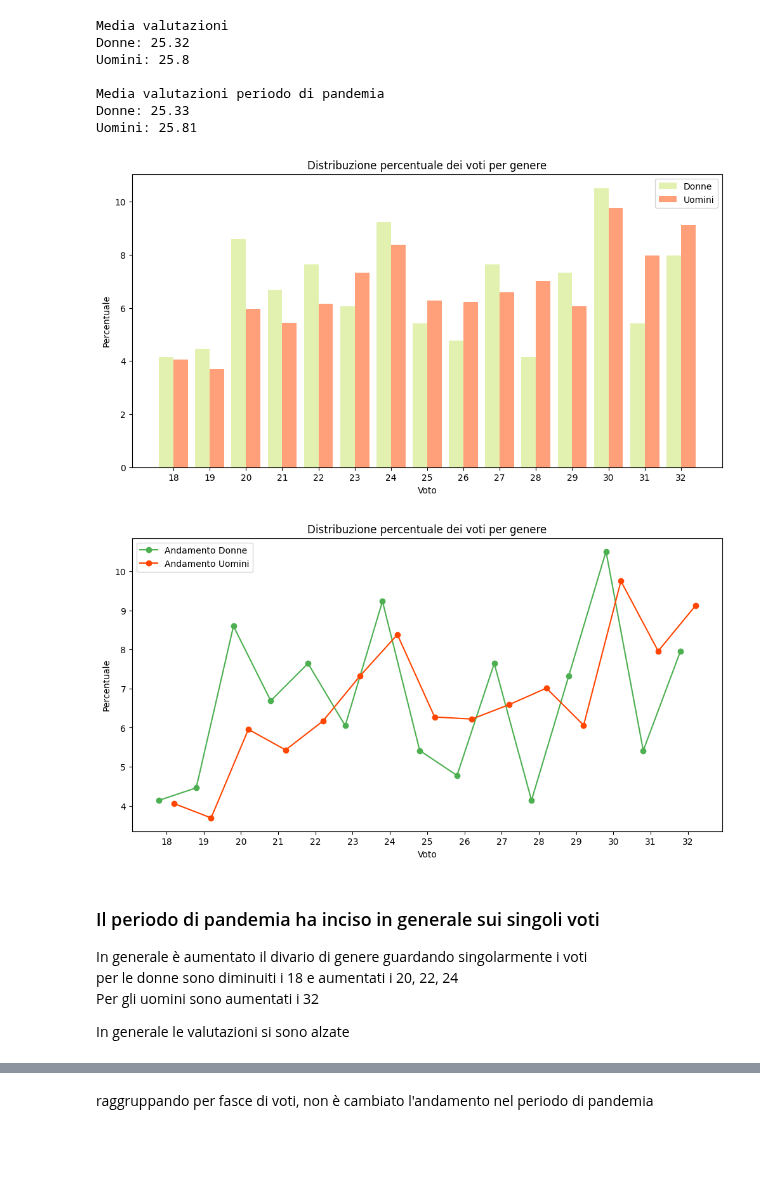
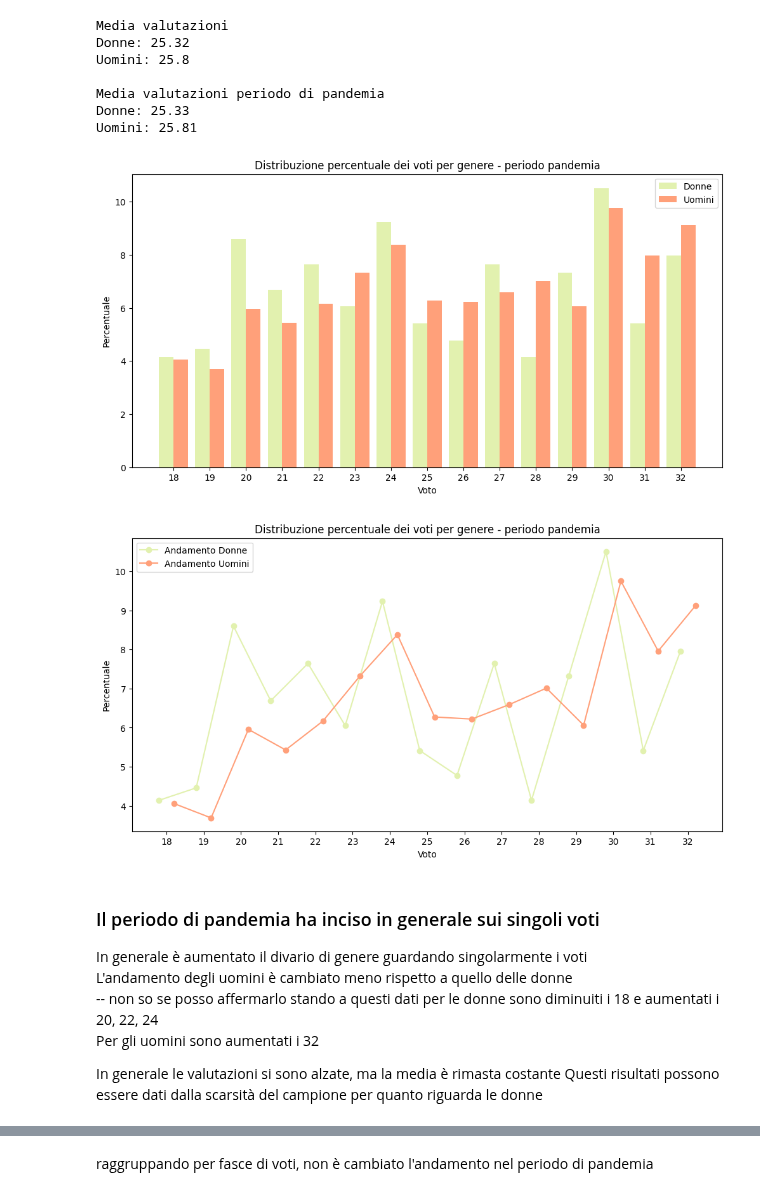
Before and after one commit to lallabelloni/Analisi-differenza-genere-Data-Science, a Jupyter notebook: progetto1.ipynb, the cells around one changed output, grey strips where cells are left out. Saved outputs shown, nothing was run; the diff lists cells and outputs as text; code cells hidden in the pictures; blank space fills up the shorter version.

```diff
--- a/progetto1.ipynb
+++ b/progetto1.ipynb
@@ -84,6 +103,10 @@ plt.show()
 
 Il numero di donne in questo database è il 14,4%, uso questo dato come soglia <br>
 Osservo che esistono esami in favore e sfavore di entrambi i sessi, non posso assumere molto <br>
+# %%
+# colori grafici
+colore_donne = '#E2F1AF'
+colore_uomini = '#FFA07A'
 # %%
 # la percentuale del numero di voti delle donne
 totale_voti = len(pt)  # non ci sono null #print(pt['CODICE_INS'].isnull().sum()) #print(pt['VOTO'].isnull().sum())
@@ -298,8 +321,8 @@ r1 = np.arange(len(voti))
 r2 = [x + bar_width for x in r1]
 
 plt.figure(figsize=(12, 6))
-plt.bar(r1, percentuale_voti_donne, width=bar_width, label='Donne', color='#E2F1AF')
-plt.bar(r2, percentuale_voti_uomini, width=bar_width, label='Uomini', color='#FFA07A')
+plt.bar(r1, percentuale_voti_donne, width=bar_width, label='Donne', color= colore_donne)
+plt.bar(r2, percentuale_voti_uomini, width=bar_width, label='Uomini', color=colore_uomini)
 plt.xlabel('Voto')
 plt.ylabel('Percentuale')
 plt.title('Distribuzione percentuale dei voti per genere - periodo pandemia')
@@ -308,26 +331,28 @@ plt.xticks([r + bar_width/2 for r in range(len(voti))], voti)
 
 plt.show()
 # %% [output]
-[figure, old version]
+[figure, new version]
 # %%
 plt.figure(figsize=(12, 6))
-plt.plot(r1, percentuale_voti_donne, marker='o', color='#4CAF50', label='Andamento Donne')
-plt.plot(r2, percentuale_voti_uomini, marker='o', color='#FF4500', label='Andamento Uomini')
+plt.plot(r1, percentuale_voti_donne, marker='o', color=colore_donne, label='Andamento Donne')
+plt.plot(r2, percentuale_voti_uomini, marker='o', color=colore_uomini, label='Andamento Uomini')
 plt.xticks([r + bar_width/2 for r in range(len(voti))], voti)
 plt.xlabel('Voto')
 plt.ylabel('Percentuale')
 plt.title('Distribuzione percentuale dei voti per genere - periodo pandemia')
 plt.legend()
 plt.show()
 # %% [output]
-[figure, old version]
+[figure, new version]
 # %% [markdown]
 ### Il periodo di pandemia ha inciso in generale sui singoli voti
 In generale è aumentato il divario di genere guardando singolarmente i voti <br>
+L'andamento degli uomini è cambiato meno rispetto a quello delle donne <br> -- non so se posso affermarlo stando a questi dati
 per le donne sono diminuiti i 18 e aumentati i 20, 22, 24 <br>
 Per gli uomini sono aumentati i 32 <br>
 
-In generale le valutazioni si sono alzate
+In generale le valutazioni si sono alzate, ma la media è rimasta costante
+Questi risultati possono essere dati dalla scarsità del campione per quanto riguarda le donne
 # %%
 totale_voti = periodo_pandemia.groupby(['GENERE', 'FASCIA_VOTO']).size().unstack()
 percentuali_donne = (totale_voti.loc['F'] / totale_voti.loc['F'].sum()) * 100
```
Also changed, not shown: parts of 21 cells of this notebook.
